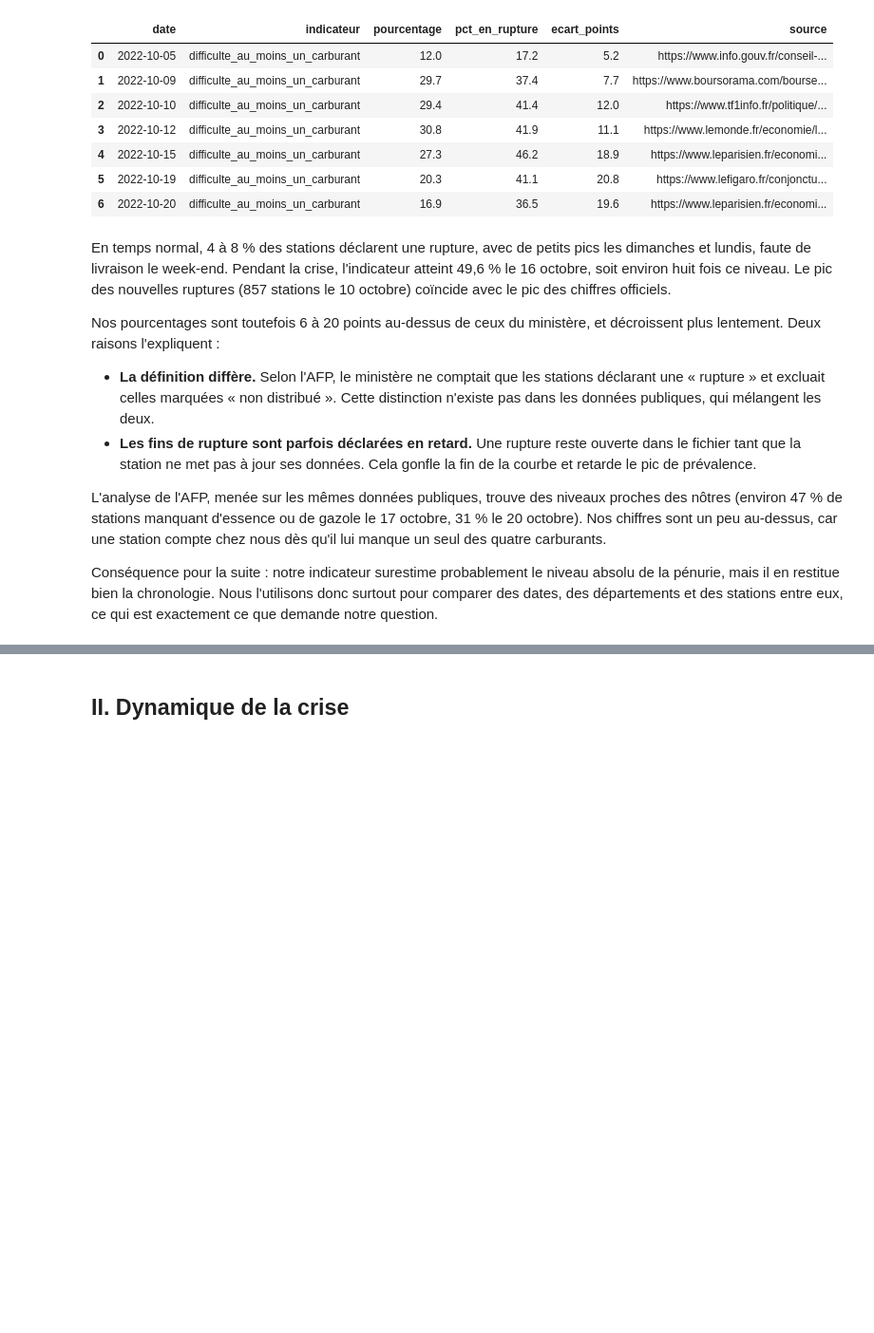
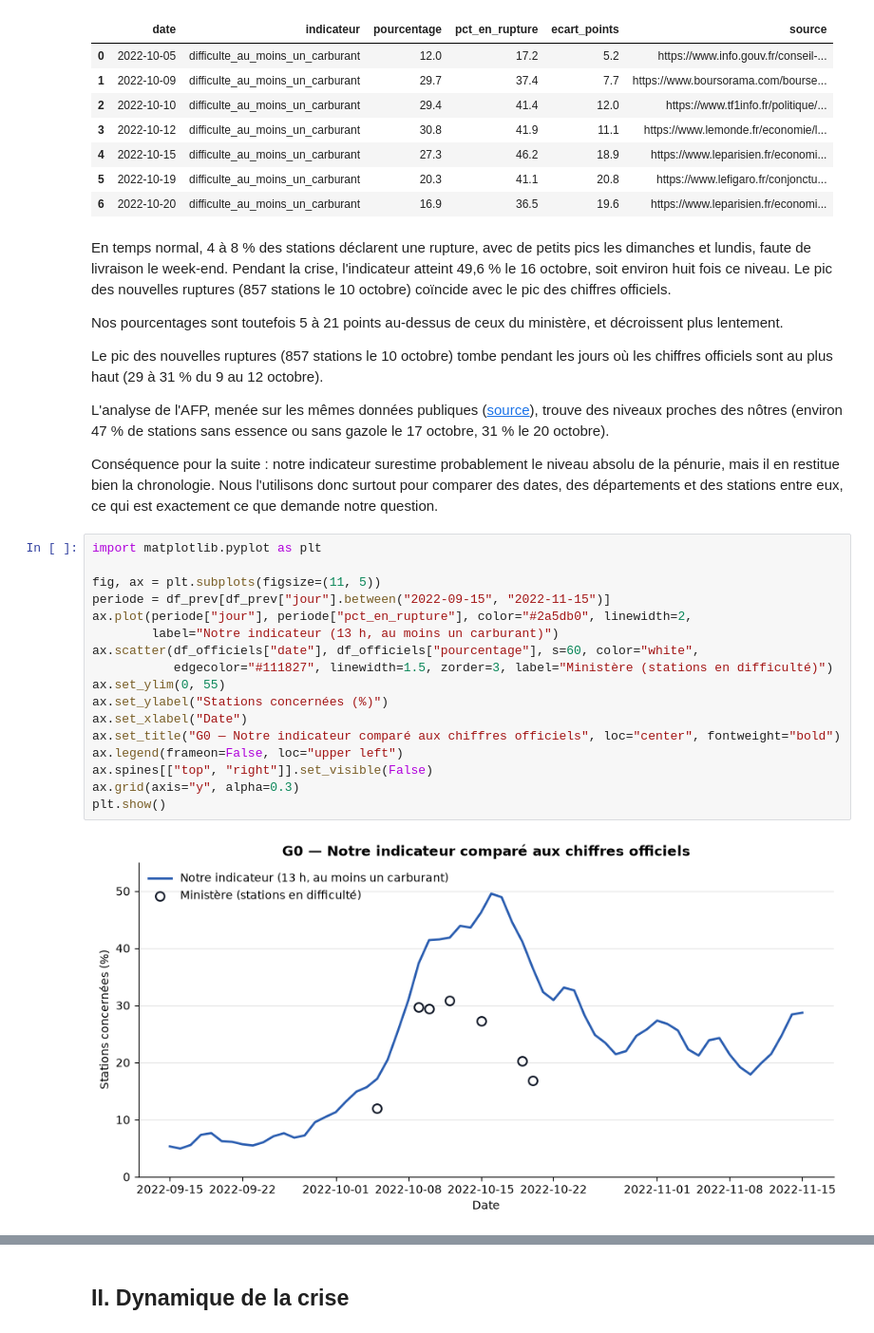
Before and after one commit to sliabes/Projet-python-, a Jupyter notebook: main.ipynb, the cells around one changed output, grey strips where cells are left out. Shown at 95% size. Saved outputs shown, nothing was run; the diff lists cells and outputs as text; blank space fills up the shorter version.

```diff
--- a/main.ipynb
+++ b/main.ipynb
@@ -273,11 +271,30 @@ comparaison[["date", "indicateur", "pourcentage", "pct_en_rupture", "ecart_point
 # %% [markdown]
 En temps normal, 4 à 8 % des stations déclarent une rupture, avec de petits pics les dimanches et lundis, faute de livraison le week-end. Pendant la crise, l'indicateur atteint 49,6 % le 16 octobre, soit environ huit fois ce niveau. Le pic des nouvelles ruptures (857 stations le 10 octobre) coïncide avec le pic des chiffres officiels.
 
-Nos pourcentages sont toutefois 6 à 20 points au-dessus de ceux du ministère, et décroissent plus lentement. Deux raisons l'expliquent :
-- **La définition diffère.** Selon l'AFP, le ministère ne comptait que les stations déclarant une « rupture » et excluait celles marquées « non distribué ». Cette distinction n'existe pas dans les données publiques, qui mélangent les deux.
-- **Les fins de rupture sont parfois déclarées en retard.** Une rupture reste ouverte dans le fichier tant que la station ne met pas à jour ses données. Cela gonfle la fin de la courbe et retarde le pic de prévalence.
+Nos pourcentages sont toutefois 5 à 21 points au-dessus de ceux du ministère, et décroissent plus lentement.
 
-L'analyse de l'AFP, menée sur les mêmes données publiques, trouve des niveaux proches des nôtres (environ 47 % de stations manquant d'essence ou de gazole le 17 octobre, 31 % le 20 octobre). Nos chiffres sont un peu au-dessus, car une station compte chez nous dès qu'il lui manque un seul des quatre carburants.
+Le pic des nouvelles ruptures (857 stations le 10 octobre) tombe pendant les jours où les chiffres officiels sont au plus haut (29 à 31 % du 9 au 12 octobre).
+
+L'analyse de l'AFP, menée sur les mêmes données publiques ([source](https://www.connaissancedesenergies.org/afp/carburants-pres-dune-station-service-sur-trois-en-france-navait-rien-vendre-au-pire-de-la-penurie-selon-une-analyse-afp-221021)), trouve des niveaux proches des nôtres (environ 47 % de stations sans essence ou sans gazole le 17 octobre, 31 % le 20 octobre).
 
 Conséquence pour la suite : notre indicateur surestime probablement le niveau absolu de la pénurie, mais il en restitue bien la chronologie. Nous l'utilisons donc surtout pour comparer des dates, des départements et des stations entre eux, ce qui est exactement ce que demande notre question.
+# %%
+import matplotlib.pyplot as plt
+
+fig, ax = plt.subplots(figsize=(11, 5))
+periode = df_prev[df_prev["jour"].between("2022-09-15", "2022-11-15")]
+ax.plot(periode["jour"], periode["pct_en_rupture"], color="#2a5db0", linewidth=2,
+        label="Notre indicateur (13 h, au moins un carburant)")
+ax.scatter(df_officiels["date"], df_officiels["pourcentage"], s=60, color="white",
+           edgecolor="#111827", linewidth=1.5, zorder=3, label="Ministère (stations en difficulté)")
+ax.set_ylim(0, 55)
+ax.set_ylabel("Stations concernées (%)")
+ax.set_xlabel("Date")
+ax.set_title("G0 — Notre indicateur comparé aux chiffres officiels", loc="center", fontweight="bold")
+ax.legend(frameon=False, loc="upper left")
+ax.spines[["top", "right"]].set_visible(False)
+ax.grid(axis="y", alpha=0.3)
+plt.show()
+# %% [output]
+[figure, added]
 # %% [markdown]
```
Also changed, not shown: parts of 18 cells of this notebook, 1 other file.
